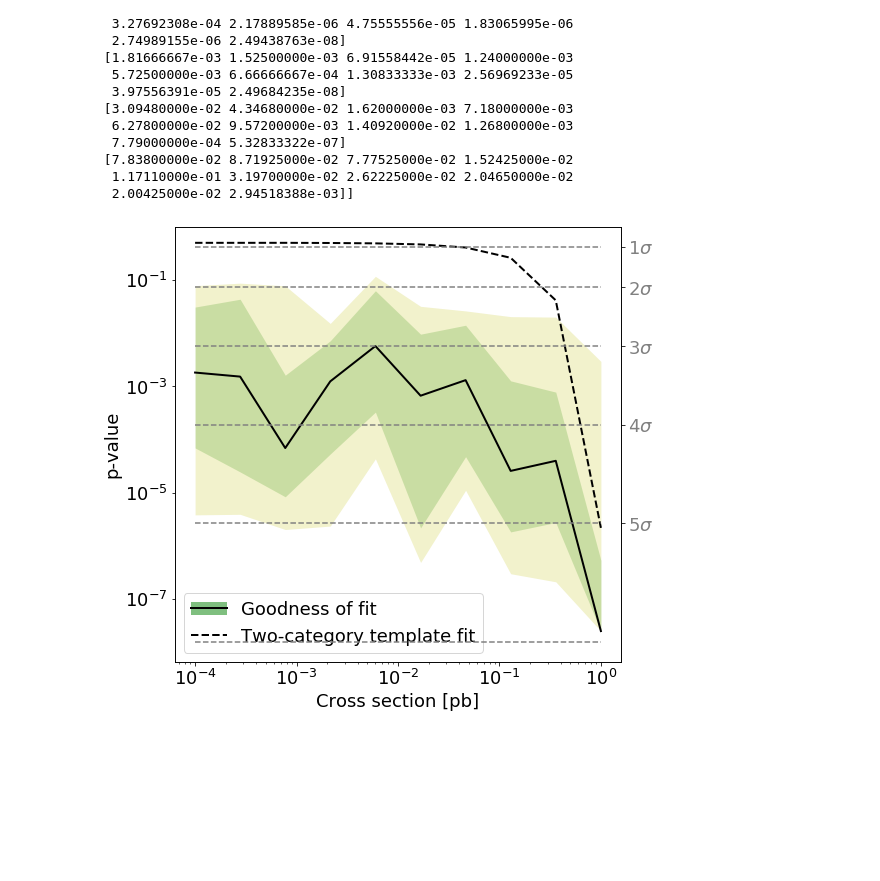
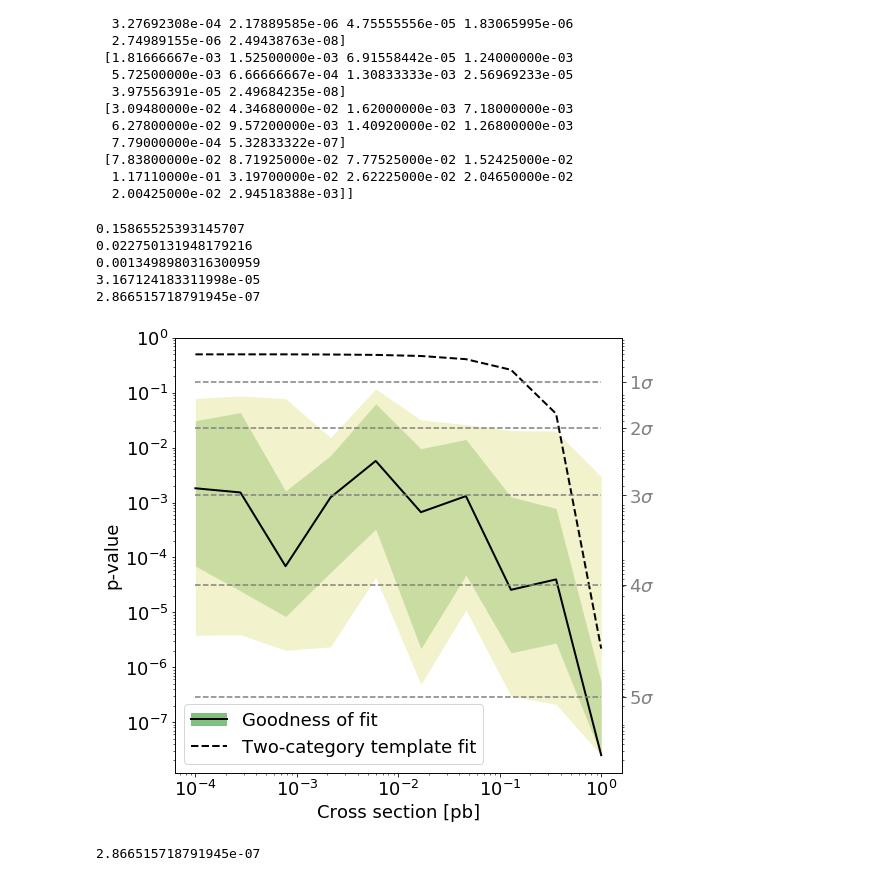
Before and after one commit to thaarres/JetAnomaly_CHEP19, a Jupyter notebook: jupyter/FinalPlots.ipynb, the cells around one changed output. Drawn from its saved outputs; the diff is of its cells as text; code cells hidden in the pictures; blank space fills up the shorter version.

Commit message:
Final plots

```diff
--- a/jupyter/FinalPlots.ipynb
+++ b/jupyter/FinalPlots.ipynb
@@ -59,29 +62,43 @@ print(sort_pval_band)
 # %%
 matplotlib.rcParams.update({'font.size': 18})
 fig, ax1 = plt.subplots(figsize=(8,8))
-
+ax1.set_xscale('log')
+ax1.set_yscale('log')
 ax1.fill_between(sort_xs, sort_pval_band[1, :], sort_pval_band[3, :], color='g', alpha = 0.2, lw=0)
 core = ax1.plot(sort_xs, sort_pval_band[2, :], linewidth=2, color='k', label='GOF')
 band1 = ax1.fill(np.NaN, np.NaN, 'g', alpha=0.5)
 band2 = ax1.fill_between(sort_xs, sort_pval_band[0, :], sort_pval_band[4, :], color='y', alpha = 0.2, lw=0)
 core2cat = twocat = ax1.plot(sort_xs, twocatfit, linewidth=2, linestyle='--', color='k', label='Two-category fit')
-plt.xscale('log')
-plt.xlabel('Cross section [pb]')
-plt.yscale('log')
-plt.ylabel('p-value')
-plt.ylim(1 - erf(5.8/np.sqrt(2)), 1)
+
+ax1.set_xlabel('Cross section [pb]')
+ax1.set_ylabel('p-value')
+ax1.set_ylim(1 - erf(5.7/np.sqrt(2)), 1)
 
 plt.legend([(band1[0], core[0]), core2cat[0]], ['Goodness of fit', 'Two-category template fit'])
 
 ax2 = ax1.twinx()
-for i in range(1, 7):
-    p = 1 - erf(i/np.sqrt(2))
+ax2.set_xscale('log')
+ax2.set_yscale('log')
+ax2.set_ylim((ax1.get_ylim()))
+all_p = []
+for i in range(1, 6):
+    p = rt.RooStats.SignificanceToPValue(i)
+    print(p)
+    all_p.append(p)
     ax2.plot([sort_xs[0], sort_xs[-1]], 2*[p], '--', color='grey')
-plt.yscale('log')
-ax2.set_yticks(1 - erf(np.arange(1,6)/np.sqrt(2)))
+ax2.set_yticks(all_p)
 ax2.set_yticklabels(['{}$\sigma$'.format(i) for i in range(1,6)])
 ax2.tick_params(axis='y', labelcolor='grey')
 # %% [output]
+0.15865525393145707
+0.022750131948179216
+0.0013498980316300959
+3.167124183311998e-05
+2.866515718791945e-07
-[figure, old version]
+[figure, new version]
+# %%
+rt.RooStats.SignificanceToPValue(5)
+# %% [output]
+2.866515718791945e-07
 # %%
 noVAEfit = [0.5,
```
Also changed, not shown: parts of 14 cells of this notebook.
